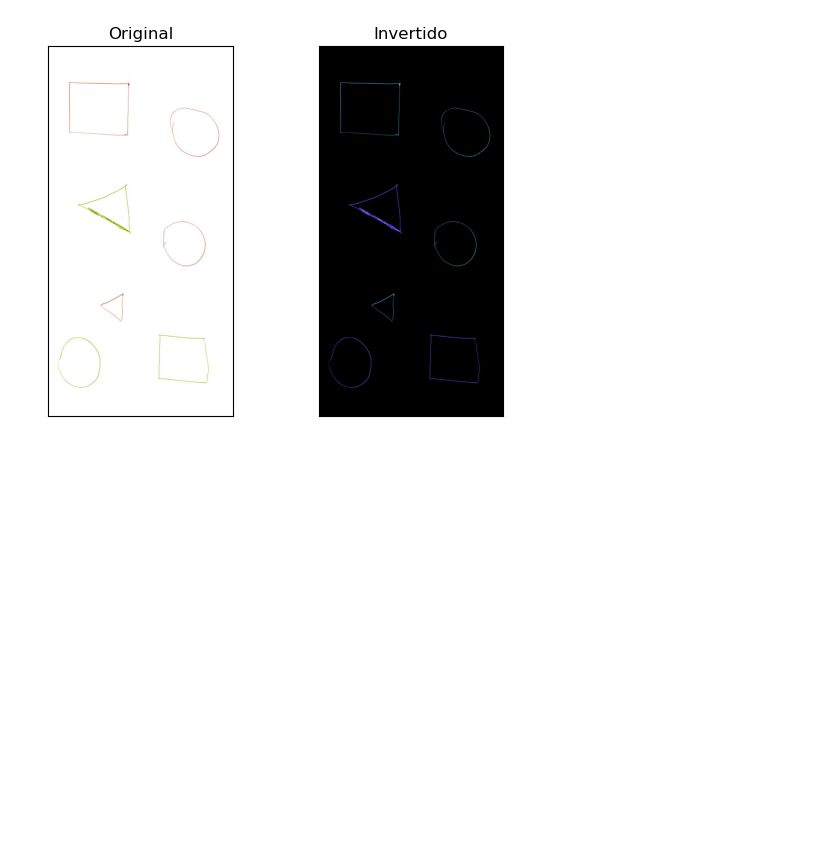
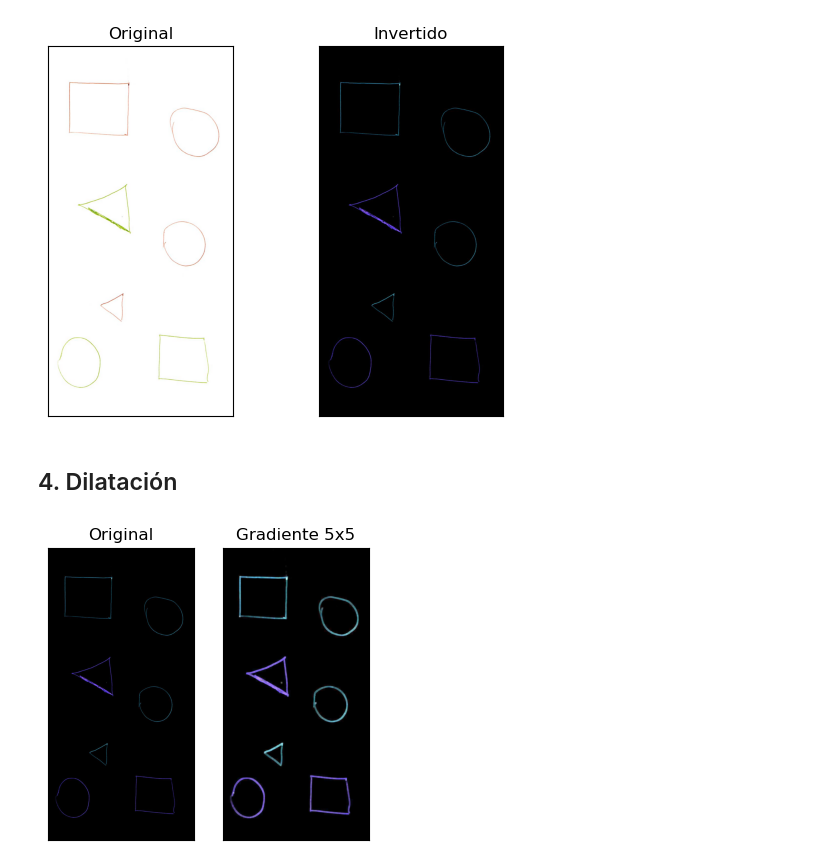
Before and after one commit to Angelmbx/Programacion-IA, a Jupyter notebook: UD2/Tareas/Tarea_63 - Deteccion figuras openCV/a.ipynb, the cells around one changed output. Saved outputs shown, nothing was run; the diff lists cells and outputs as text; code cells hidden in the pictures; blank space fills up the shorter version.

```diff
--- a/UD2/Tareas/Tarea_63 - Deteccion figuras openCV/a.ipynb
+++ b/UD2/Tareas/Tarea_63 - Deteccion figuras openCV/a.ipynb
@@ -40,3 +38,31 @@ plt.xticks([]), plt.yticks([])
 plt.show()
 # %% [output]
 [figure]
+# %% [markdown]
+## 4. Dilatación
+# %%
+# kernel = np.ones((7,7),np.uint8)
+# dilation = cv.dilate(invert,kernel,iterations = 1)
+# plt.subplot(121),plt.imshow(invert),plt.title('Original')
+# plt.xticks([]), plt.yticks([])
+# plt.subplot(122),plt.imshow(dilation),plt.title('Dilatado')
+# plt.xticks([]), plt.yticks([])
+# plt.show()
+
+kernel = np.ones((7,7),np.uint8)
+gradient = cv.morphologyEx(invert, cv.MORPH_GRADIENT, kernel)
+plt.subplot(131),plt.imshow(invert),plt.title('Original')
+plt.xticks([]), plt.yticks([])
+plt.subplot(132),plt.imshow(gradient),plt.title('Gradiente 5x5')
+plt.xticks([]), plt.yticks([])
+plt.show()
+
+# kernel_gradiente = np.ones((2,2),np.uint8)
+
+# opening = cv.morphologyEx(invert, cv.MORPH_OPEN, kernel_gradiente)
+# plt.subplot(131),plt.imshow(invert),plt.title('Original')
+# plt.xticks([]), plt.yticks([])
+# plt.subplot(132),plt.imshow(opening),plt.title('Opening 5x5')
+# plt.xticks([]), plt.yticks([])
+# %% [output]
+[figure, added]
```
Also changed, not shown: parts of 2 cells of this notebook.
